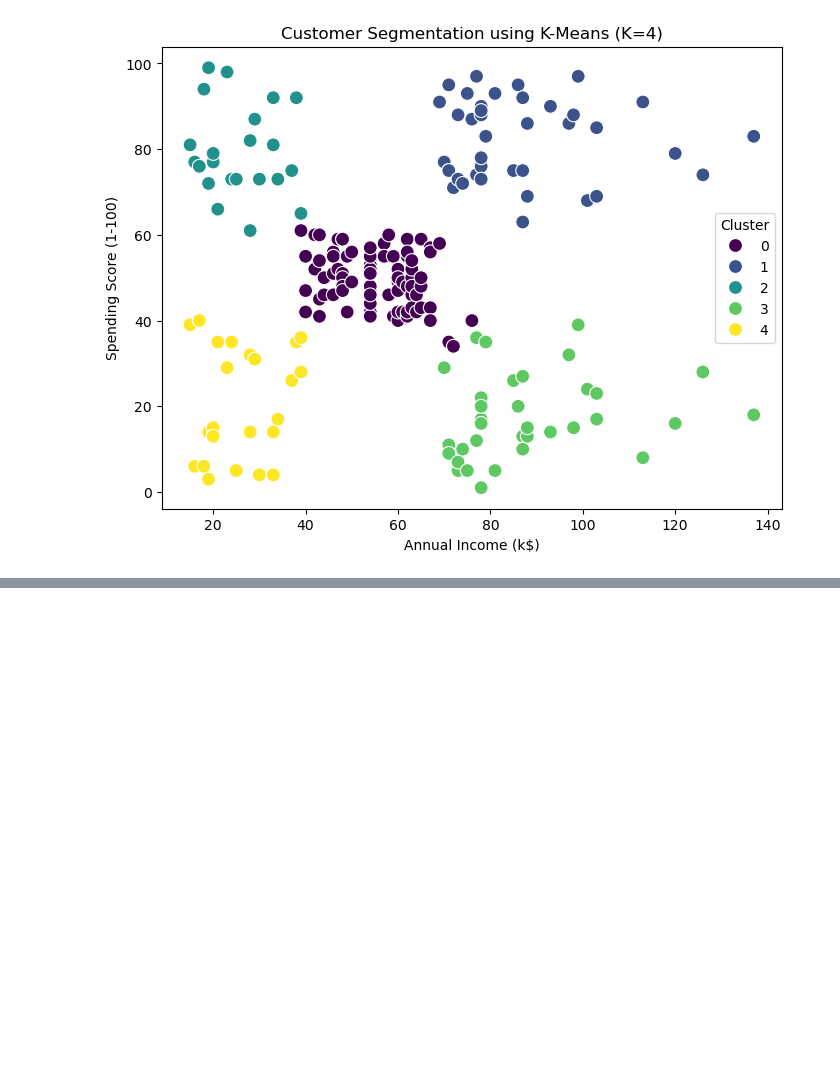
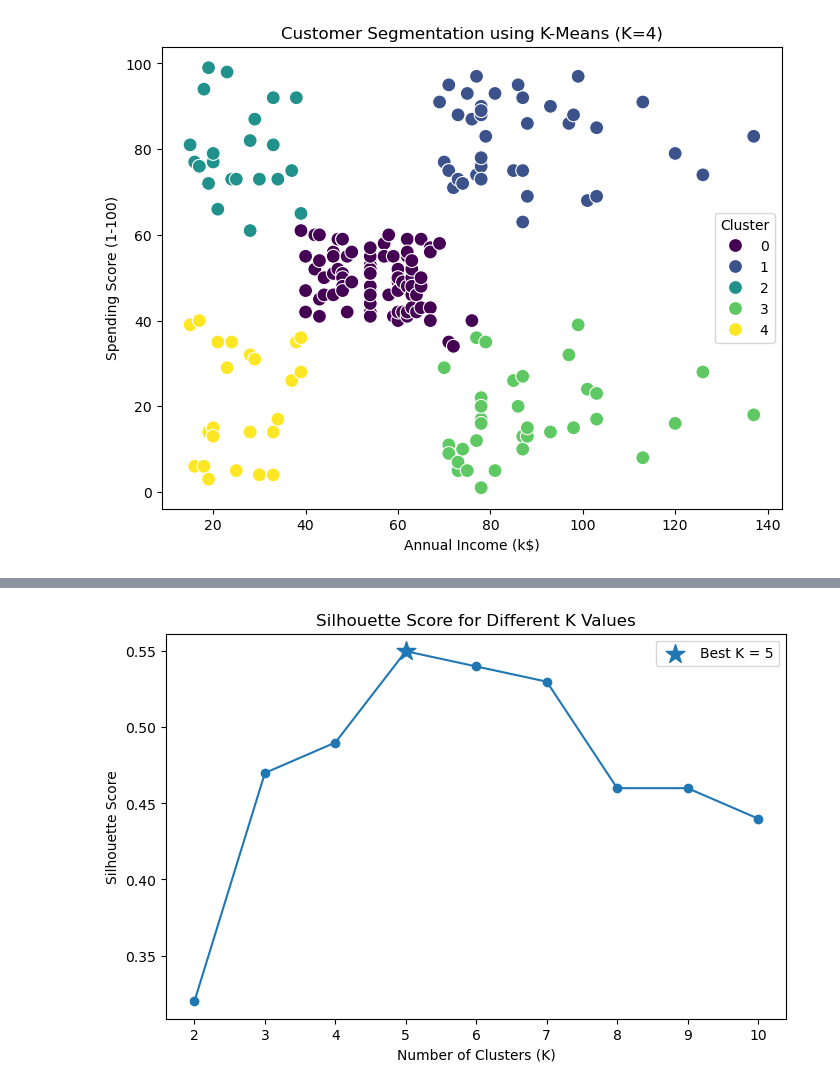
Before and after one commit to MahebobeFayyaz/8.-Clustering-ML, a Jupyter notebook: Clustering.ipynb, the cells around one changed output, grey strips where cells are left out. Cells and saved outputs as stored; diff of their text form; code cells hidden in the pictures; blank space fills up the shorter version.

```diff
--- a/Clustering.ipynb
+++ b/Clustering.ipynb
@@ -114,0 +243,12 @@ plt.show()
+# %%
+import pandas as pd
+
+silhouette_df = pd.DataFrame({
+    "Number of Clusters (K)": range(2, 11),
+    "Silhouette Score": silhouette_scores
+})
+
+# Round values to 2 decimals
+silhouette_df["Silhouette Score"] = silhouette_df["Silhouette Score"].round(2)
+
+silhouette_df
@@ -114,0 +266,33 @@ plt.show()
+# %%
+best_k = silhouette_df.loc[
+    silhouette_df["Silhouette Score"].idxmax(),
+    "Number of Clusters (K)"
+]
+
+best_score = silhouette_df["Silhouette Score"].max()
+
+plt.figure(figsize=(8,5))
+
+plt.plot(
+    silhouette_df["Number of Clusters (K)"],
+    silhouette_df["Silhouette Score"],
+    marker="o"
+)
+
+plt.scatter(
+    best_k,
+    best_score,
+    s=200,
+    marker="*",
+    label=f"Best K = {best_k}"
+)
+
+plt.xlabel("Number of Clusters (K)")
+plt.ylabel("Silhouette Score")
+
+plt.title("Silhouette Score for Different K Values")
+
+plt.legend()
+plt.show()
+# %% [output]
+[figure, added]
```
Also changed, not shown: parts of 11 cells of this notebook.
